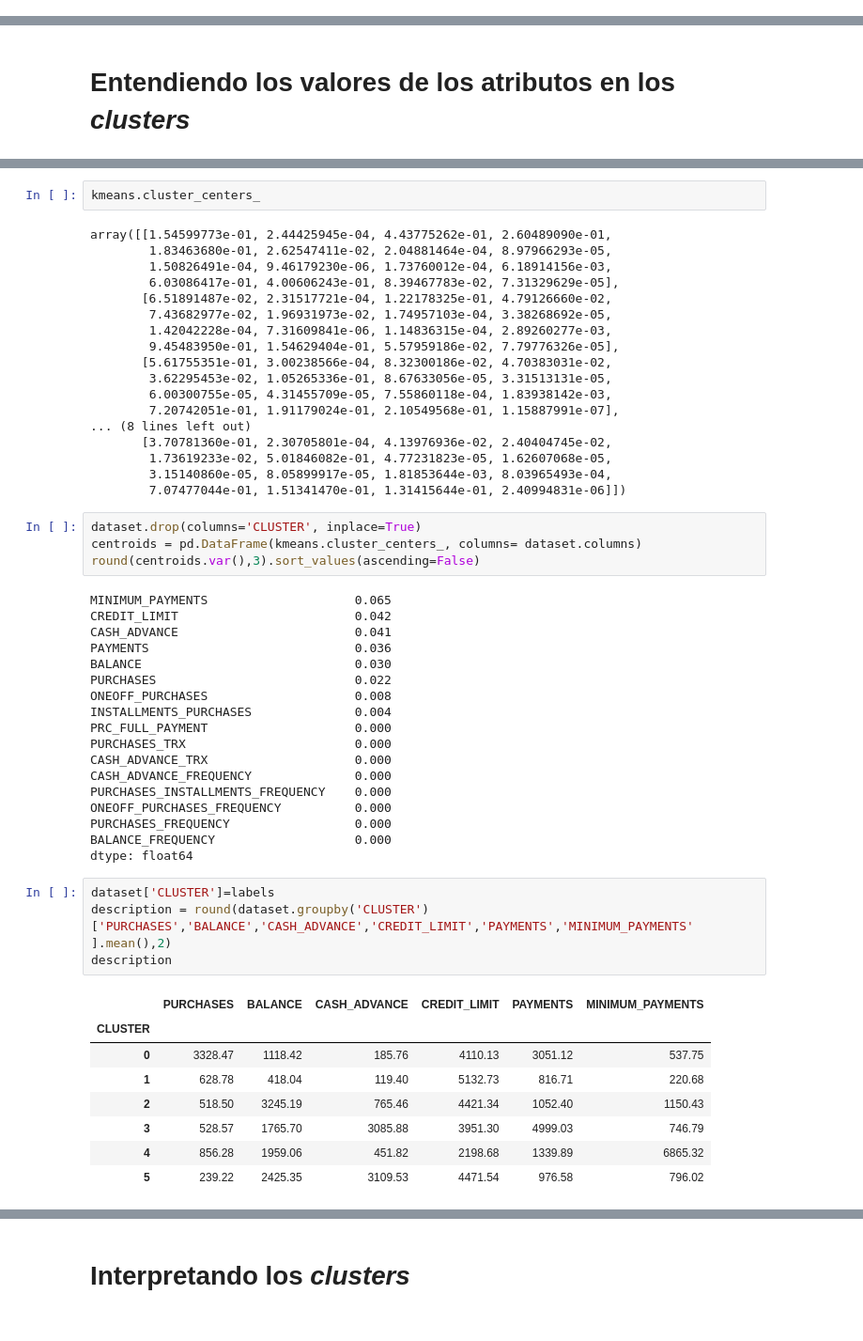
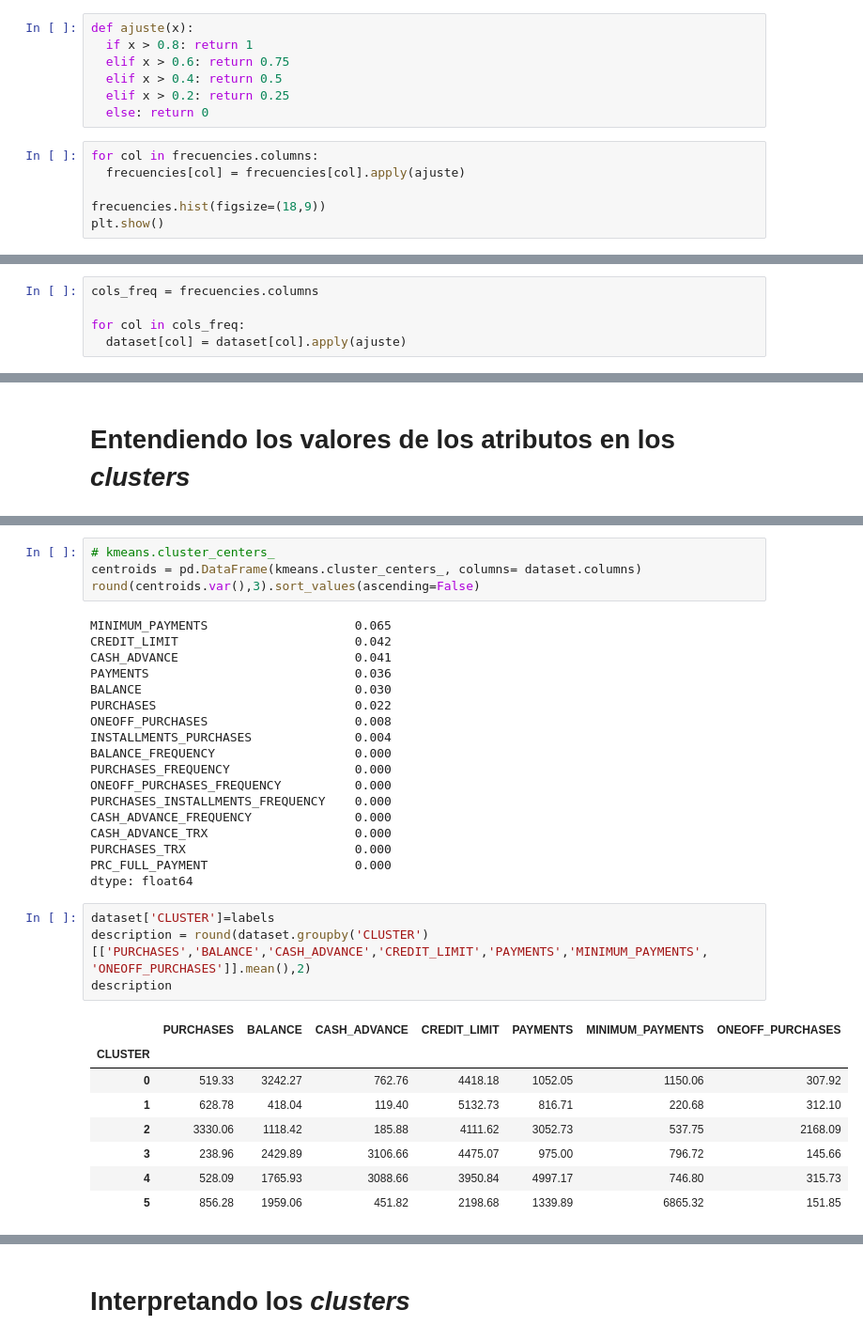
Before and after one commit to RicardxJMG/Clustering-Credit-Card, a Jupyter notebook: Clustering_Tarjeta_Credito.ipynb, the cells around one changed output, grey strips where cells are left out. Shown: that part at 94% size. Drawn from its saved outputs; the diff is of its cells as text.

```diff
--- a/Clustering_Tarjeta_Credito.ipynb
+++ b/Clustering_Tarjeta_Credito.ipynb
@@ -106,0 +175,13 @@ sns.set_palette("deep")
+# %%
+def ajuste(x):
+  if x > 0.8: return 1
+  elif x > 0.6: return 0.75
+  elif x > 0.4: return 0.5
+  elif x > 0.2: return 0.25
+  else: return 0
+# %%
+for col in frecuencies.columns:
+  frecuencies[col] = frecuencies[col].apply(ajuste)
+
+frecuencies.hist(figsize=(18,9))
+plt.show()
@@ -107,5 +195,10 @@ sns.set_palette("deep")
 # %% [markdown]
 # Preprocesamiento de datos.
+# %%
+cols_freq = frecuencies.columns
+
+for col in cols_freq:
+  dataset[col] = dataset[col].apply(ajuste)
 # %%
 from sklearn.preprocessing import Normalizer
 
@@ -249,25 +317,5 @@ dataset.groupby('CLUSTER').describe()
-# %%
-kmeans.cluster_centers_
-# %% [output]
-array([[1.54599773e-01, 2.44425945e-04, 4.43775262e-01, 2.60489090e-01,
-        1.83463680e-01, 2.62547411e-02, 2.04881464e-04, 8.97966293e-05,
-        1.50826491e-04, 9.46179230e-06, 1.73760012e-04, 6.18914156e-03,
-        6.03086417e-01, 4.00606243e-01, 8.39467783e-02, 7.31329629e-05],
-       [6.51891487e-02, 2.31517721e-04, 1.22178325e-01, 4.79126660e-02,
-        7.43682977e-02, 1.96931973e-02, 1.74957103e-04, 3.38268692e-05,
-        1.42042228e-04, 7.31609841e-06, 1.14836315e-04, 2.89260277e-03,
-        9.45483950e-01, 1.54629404e-01, 5.57959186e-02, 7.79776326e-05],
-       [5.61755351e-01, 3.00238566e-04, 8.32300186e-02, 4.70383031e-02,
-        3.62295453e-02, 1.05265336e-01, 8.67633056e-05, 3.31513131e-05,
-        6.00300755e-05, 4.31455709e-05, 7.55860118e-04, 1.83938142e-03,
-        7.20742051e-01, 1.91179024e-01, 2.10549568e-01, 1.15887991e-07],
-... (8 lines left out)
-       [3.70781360e-01, 2.30705801e-04, 4.13976936e-02, 2.40404745e-02,
-        1.73619233e-02, 5.01846082e-01, 4.77231823e-05, 1.62607068e-05,
-        3.15140860e-05, 8.05899917e-05, 1.81853644e-03, 8.03965493e-04,
-        7.07477044e-01, 1.51341470e-01, 1.31415644e-01, 2.40994831e-06]])
 # %%
-dataset.drop(columns='CLUSTER', inplace=True)
+# kmeans.cluster_centers_
 centroids = pd.DataFrame(kmeans.cluster_centers_, columns= dataset.columns)
 round(centroids.var(),3).sort_values(ascending=False)
 # %% [output]
@@ -279,28 +327,28 @@ BALANCE                             0.030
 PURCHASES                           0.022
 ONEOFF_PURCHASES                    0.008
 INSTALLMENTS_PURCHASES              0.004
+BALANCE_FREQUENCY                   0.000
+PURCHASES_FREQUENCY                 0.000
+ONEOFF_PURCHASES_FREQUENCY          0.000
+PURCHASES_INSTALLMENTS_FREQUENCY    0.000
+CASH_ADVANCE_FREQUENCY              0.000
+CASH_ADVANCE_TRX                    0.000
+PURCHASES_TRX                       0.000
 PRC_FULL_PAYMENT                    0.000
-PURCHASES_TRX                       0.000
-CASH_ADVANCE_TRX                    0.000
-CASH_ADVANCE_FREQUENCY              0.000
-PURCHASES_INSTALLMENTS_FREQUENCY    0.000
-ONEOFF_PURCHASES_FREQUENCY          0.000
-PURCHASES_FREQUENCY                 0.000
-BALANCE_FREQUENCY                   0.000
 dtype: float64
 # %%
 dataset['CLUSTER']=labels
-description = round(dataset.groupby('CLUSTER')['PURCHASES','BALANCE','CASH_ADVANCE','CREDIT_LIMIT','PAYMENTS','MINIMUM_PAYMENTS' ].mean(),2)
+description = round(dataset.groupby('CLUSTER')[['PURCHASES','BALANCE','CASH_ADVANCE','CREDIT_LIMIT','PAYMENTS','MINIMUM_PAYMENTS', 'ONEOFF_PURCHASES']].mean(),2)
 description
 # %% [output]
-|  | PURCHASES | BALANCE | CASH_ADVANCE | CREDIT_LIMIT | PAYMENTS | MINIMUM_PAYMENTS |
-| CLUSTER |  |  |  |  |  |  |
-| 0 | 3328.47 | 1118.42 | 185.76 | 4110.13 | 3051.12 | 537.75 |
-| 1 | 628.78 | 418.04 | 119.40 | 5132.73 | 816.71 | 220.68 |
-| 2 | 518.50 | 3245.19 | 765.46 | 4421.34 | 1052.40 | 1150.43 |
-| 3 | 528.57 | 1765.70 | 3085.88 | 3951.30 | 4999.03 | 746.79 |
-| 4 | 856.28 | 1959.06 | 451.82 | 2198.68 | 1339.89 | 6865.32 |
-| 5 | 239.22 | 2425.35 | 3109.53 | 4471.54 | 976.58 | 796.02 |
+|  | PURCHASES | BALANCE | CASH_ADVANCE | CREDIT_LIMIT | PAYMENTS | MINIMUM_PAYMENTS | ONEOFF_PURCHASES |
+| CLUSTER |  |  |  |  |  |  |  |
+| 0 | 519.33 | 3242.27 | 762.76 | 4418.18 | 1052.05 | 1150.06 | 307.92 |
+| 1 | 628.78 | 418.04 | 119.40 | 5132.73 | 816.71 | 220.68 | 312.10 |
+| 2 | 3330.06 | 1118.42 | 185.88 | 4111.62 | 3052.73 | 537.75 | 2168.09 |
+| 3 | 238.96 | 2429.89 | 3106.66 | 4475.07 | 975.00 | 796.72 | 145.66 |
+| 4 | 528.09 | 1765.93 | 3088.66 | 3950.84 | 4997.17 | 746.80 | 315.73 |
+| 5 | 856.28 | 1959.06 | 451.82 | 2198.68 | 1339.89 | 6865.32 | 151.85 |
 # %%
 description['N_CUSTOMERS'] = dataset.CLUSTER.value_counts()
 description
```
Also changed, not shown: parts of 25 cells of this notebook.
